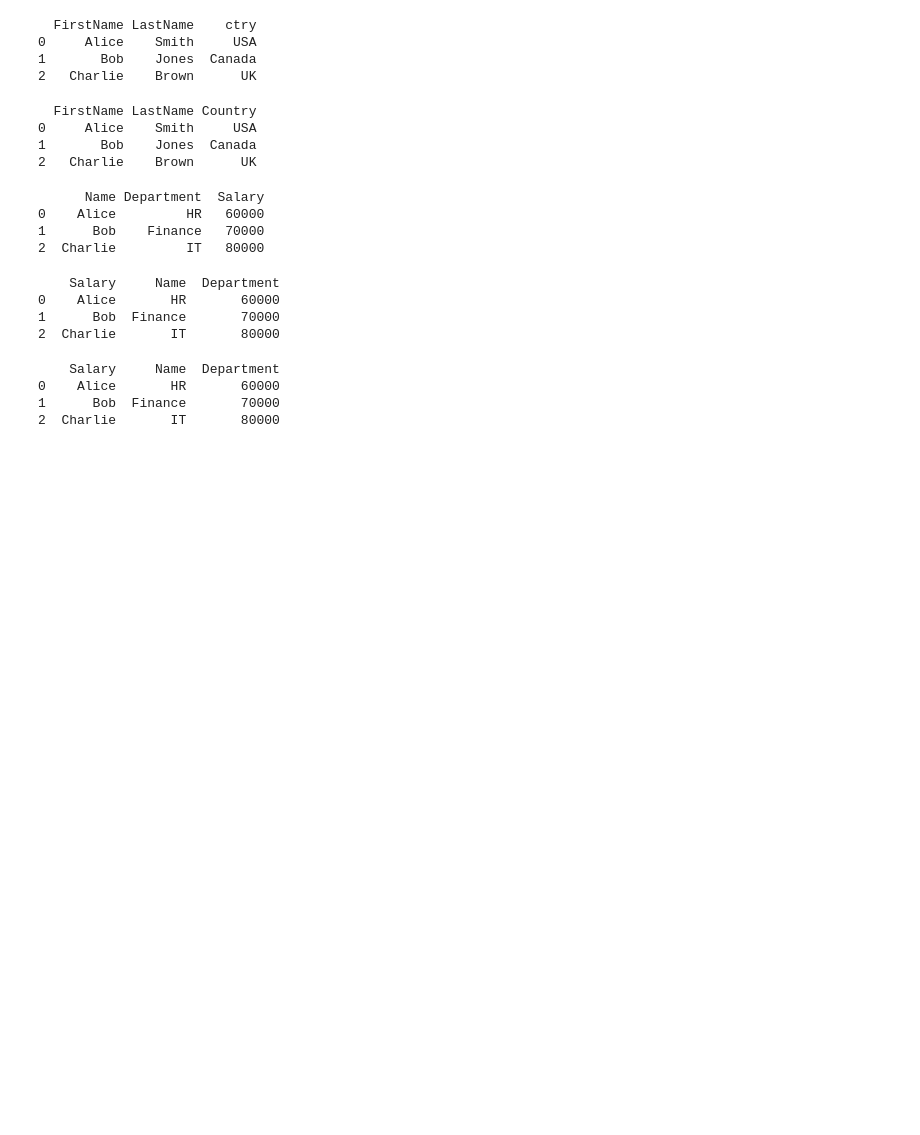
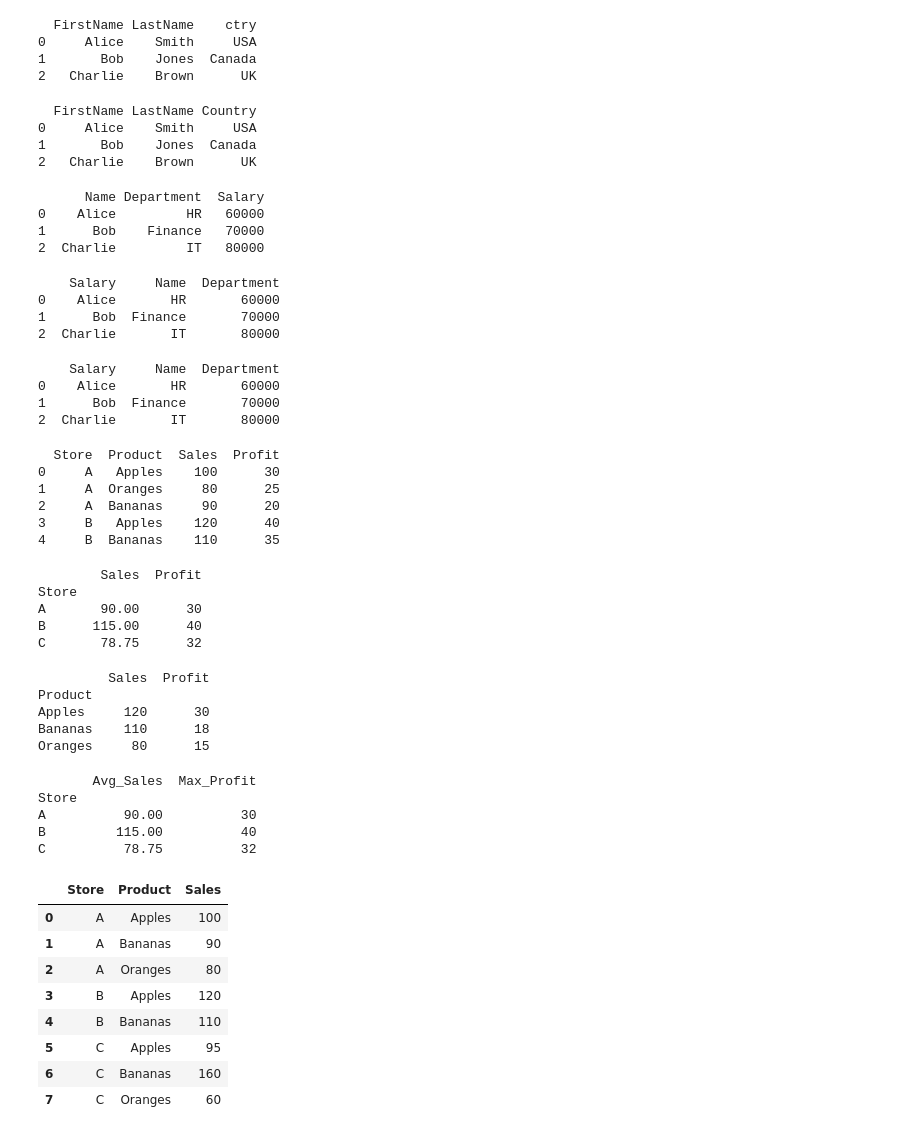
Before and after one commit to shivahari04/DA_M2_CodingExercises, a Jupyter notebook: w1_exercises.ipynb, the cells around one changed output. Drawn from its saved outputs; the diff is of its cells as text; code cells hidden in the pictures; blank space fills up the shorter version.

```diff
--- a/w1_exercises.ipynb
+++ b/w1_exercises.ipynb
@@ -488,3 +488,64 @@ print(df)
 0    Alice       HR       60000
 1      Bob  Finance       70000
 2  Charlie       IT       80000
+# %%
+#Exercise Set 3: GroupBy and Agg
+import pandas as pd
+
+data = {
+"Store": ["A", "A", "A", "B", "B", "C", "C", "C", "C"],
+"Product": ["Apples", "Oranges", "Bananas", "Apples", "Bananas", "Oranges", "Apples", "Bananas", "Bananas"],
+"Sales": [100, 80, 90, 120, 110, 60, 95, 85, 75],
+"Profit": [30, 25, 20, 40, 35, 15, 32, 22, 18],
+}
+
+df = pd.DataFrame(data)
+print(df.head())
+# %% [output]
+  Store  Product  Sales  Profit
+0     A   Apples    100      30
+1     A  Oranges     80      25
+2     A  Bananas     90      20
+3     B   Apples    120      40
+4     B  Bananas    110      35
+# %%
+#Group the data by Store and use .agg() to find the average Sales and average Profit for each store
+print(df.groupby('Store').agg({'Sales':'mean','Profit':'max'}))
+# %% [output]
+        Sales  Profit
+Store
+A       90.00      30
+B      115.00      40
+C       78.75      32
+# %%
+#Group by Product and get the maximum Sales and minimum Profit
+print(df.groupby('Product').agg({'Sales': 'max','Profit':'min'}))
+# %% [output]
+         Sales  Profit
+Product
+Apples     120      30
+Bananas    110      18
+Oranges     80      15
+# %%
+#Group by Store and return the average Sales and maximum Profit, but name the columns Avg_Sales and Max_Profit
+print(df.groupby('Store').agg(Avg_Sales =('Sales','mean'),Max_Profit =('Profit','max')))
+# %% [output]
+       Avg_Sales  Max_Profit
+Store
+A          90.00          30
+B         115.00          40
+C          78.75          32
+# %%
+#BONUS: Group by both Store and Product, and find the total Sales using .agg()
+stats = df.groupby(['Store','Product']).agg({'Sales':'sum'}).reset_index()
+stats
+# %% [output]
+|  | Store | Product | Sales |
+| 0 | A | Apples | 100 |
+| 1 | A | Bananas | 90 |
+| 2 | A | Oranges | 80 |
+| 3 | B | Apples | 120 |
+| 4 | B | Bananas | 110 |
+| 5 | C | Apples | 95 |
+| 6 | C | Bananas | 160 |
+| 7 | C | Oranges | 60 |
```
